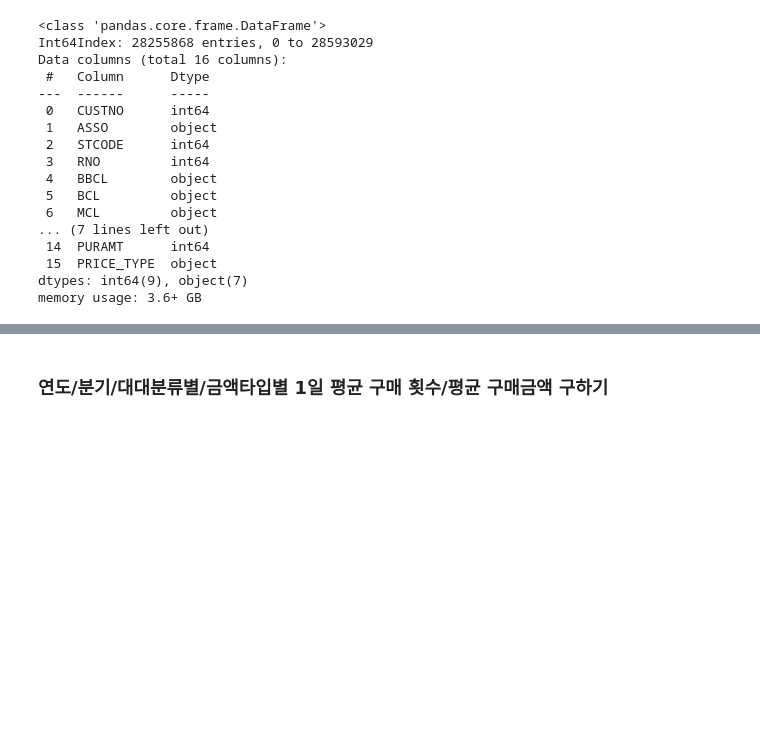
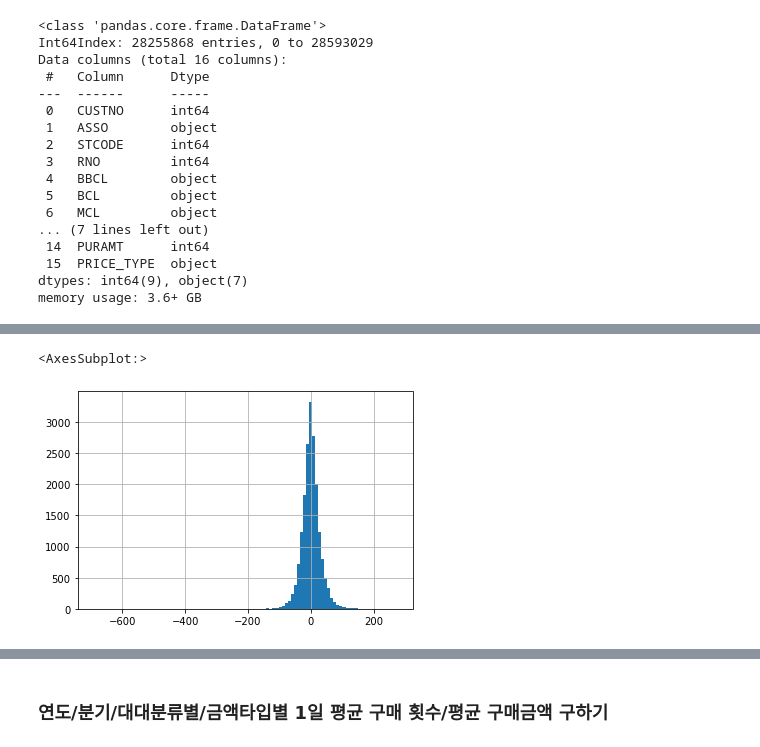
Before and after one commit to leejunghyunA/second_projects, a Jupyter notebook: RFM.ipynb, the cells around one changed output, grey strips where cells are left out. Drawn from its saved outputs; the diff is of its cells as text; code cells hidden in the pictures; blank space fills up the shorter version.

```diff
--- a/RFM.ipynb
+++ b/RFM.ipynb
@@ -528,0 +1309,3 @@ purchase_mean
+# %%
+df = pd.read_csv(f'C:/cakd7/cakd7_class/github_구매감소예측프로젝트/second_projects/생성데이터/weight_plus_2014_q1.csv')
+df
@@ -528,0 +1707,12 @@ purchase_mean
+# %%
+# 데이터 리스트 (함수 적용에 필요한 데이터)
+df_li = [freq1, freq2, freq3, freq4, freq5, freq6, freq7, freq8]
+
+total_columns = freq1.columns.tolist()
+
+# 새로 생성할 데이터에 넣을 컬럼명
+plus_or_minus_cust = []
+for i in total_columns:
+    feature = i + '_차이'
+    plus_or_minus_cust.append(feature)
+plus_or_minus_cust
@@ -528,0 +1738,26 @@ purchase_mean
+# %%
+# 사용자 함수 생성
+# (기준분기_before, 최종분기_after) 대입 -> 카테고리별 증감율, 증가or 감소 여부 나타낸 df 추출
+
+# 분기 대입 시 평균 증감율, 감소or 증가 or 유지고객 여부 배출값 생성
+def quater_weight_df(x, y): #1분기 대비 2분기 or 1분기 대비 3분기 각 분기 대입
+    # 기준 원본 데이터
+    df_q1 = df_li[x-1]
+    # 비교할 원본 데이터
+    df_q2 = df_li[y-1]
+
+    # 대입할 데이터프레임 생성
+    total_df = pd.DataFrame(columns = plus_or_minus_cust, index = freq1.index)
+
+    # 추출할 컬럼별 평균 증감율 리스트 생성
+    total_ratio_li = []
+    plus_ratio_li = []
+    minus_ratio_li = []
+
+    # 각 컬럼명
+    for i in range(len(total_columns)):
+        # 각 컬럼별 평균 증감율 = (비교할 데이터 - 기준 원본 데이터)/기준 원본 데이터
+        mean_ratio = (df_q2.iloc[:, i] - df_q1.iloc[:, i])
+        total_df.iloc[:, i] = mean_ratio
+
+    return total_df
@@ -528,0 +1827,5 @@ purchase_mean
+# %%
+quater_weight_df(1,2)['Frequency_식품/생활_중가_증감율'].hist(bins = 100)
+# %% [output]
+<AxesSubplot:>
+[figure, added]
```
Also changed, not shown: parts of 127 cells of this notebook, 35 other files.
